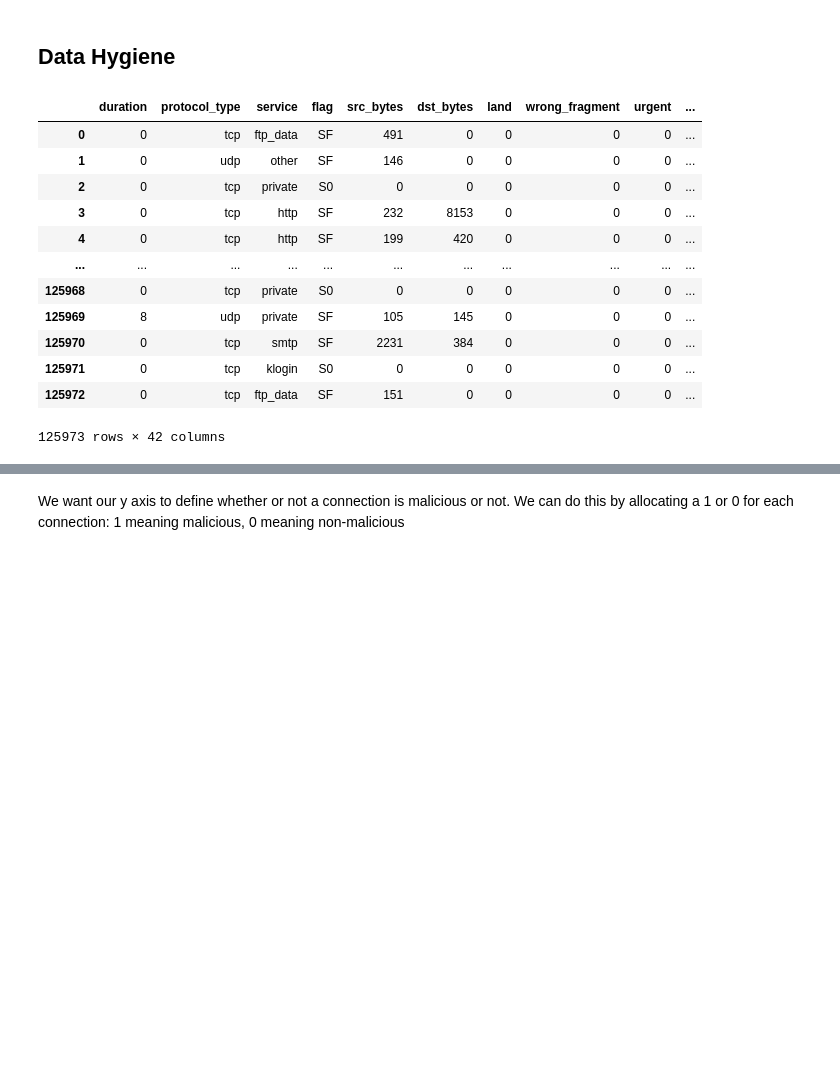
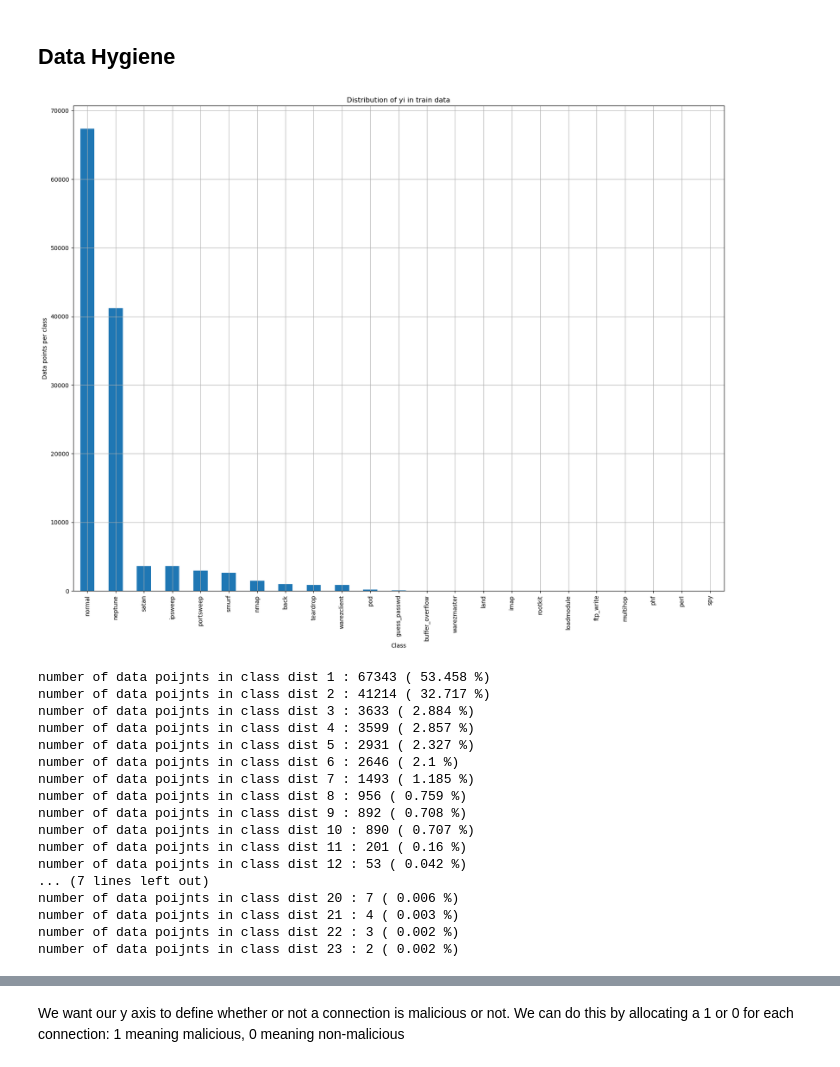
Before and after one commit to jameshills6502/Machine-Learning-Models-for-Intrusion-Detection, a Jupyter notebook: mla2141560.ipynb, the cells around one changed output, grey strips where cells are left out. Saved outputs shown, nothing was run; the diff lists cells and outputs as text; code cells hidden in the pictures; blank space fills up the shorter version.

```diff
--- a/mla2141560.ipynb
+++ b/mla2141560.ipynb
@@ -104,21 +104,37 @@ In order to get a better understanding of what needs to happen, we need to consi
 Lets explore the data we have to find which variables we don't need to keep
 # %% [markdown]
 ## Data Hygiene ##
-# %%
-duplicates = data[data.duplicated()]
-data.drop_duplicates(keep='first', inplace=True)
-data.shape
-# %% [output]
-|  | duration | protocol_type | service | flag | src_bytes | dst_bytes | land | wrong_fragment | urgent | ... |
-| 0 | 0 | tcp | ftp_data | SF | 491 | 0 | 0 | 0 | 0 | ... |
-| 1 | 0 | udp | other | SF | 146 | 0 | 0 | 0 | 0 | ... |
-| 2 | 0 | tcp | private | S0 | 0 | 0 | 0 | 0 | 0 | ... |
-| 3 | 0 | tcp | http | SF | 232 | 8153 | 0 | 0 | 0 | ... |
-| 4 | 0 | tcp | http | SF | 199 | 420 | 0 | 0 | 0 | ... |
-| ... | ... | ... | ... | ... | ... | ... | ... | ... | ... | ... |
-| 125968 | 0 | tcp | private | S0 | 0 | 0 | 0 | 0 | 0 | ... |
-| 125969 | 8 | udp | private | SF | 105 | 145 | 0 | 0 | 0 | ... |
-| 125970 | 0 | tcp | smtp | SF | 2231 | 384 | 0 | 0 | 0 | ... |
-| 125971 | 0 | tcp | klogin | S0 | 0 | 0 | 0 | 0 | 0 | ... |
-| 125972 | 0 | tcp | ftp_data | SF | 151 | 0 | 0 | 0 | 0 | ... |
-125973 rows × 42 columns
+# %%
+from matplotlib import pyplot as plt
+import seaborn as sns
+import numpy as np
+plt.figure(figsize=(20,15))
+class_dist = data['attack'].value_counts()
+class_dist.plot(kind='bar')
+plt.xlabel('Class')
+plt.ylabel('Data points per class')
+plt.title('Distribution of yi in train data')
+plt.grid()
+plt.show()
+sorted_yi = np.argsort(-class_dist.values)
+for i in sorted_yi:
+    print('number of data poijnts in class dist', i+1, ':',class_dist.values[i], '(', np.round((class_dist.values[i]/data.shape[0]*100), 3), '%)')
+# %% [output]
+[figure, added]
+number of data poijnts in class dist 1 : 67343 ( 53.458 %)
+number of data poijnts in class dist 2 : 41214 ( 32.717 %)
+number of data poijnts in class dist 3 : 3633 ( 2.884 %)
+number of data poijnts in class dist 4 : 3599 ( 2.857 %)
+number of data poijnts in class dist 5 : 2931 ( 2.327 %)
+number of data poijnts in class dist 6 : 2646 ( 2.1 %)
+number of data poijnts in class dist 7 : 1493 ( 1.185 %)
+number of data poijnts in class dist 8 : 956 ( 0.759 %)
+number of data poijnts in class dist 9 : 892 ( 0.708 %)
+number of data poijnts in class dist 10 : 890 ( 0.707 %)
+number of data poijnts in class dist 11 : 201 ( 0.16 %)
+number of data poijnts in class dist 12 : 53 ( 0.042 %)
+... (7 lines left out)
+number of data poijnts in class dist 20 : 7 ( 0.006 %)
+number of data poijnts in class dist 21 : 4 ( 0.003 %)
+number of data poijnts in class dist 22 : 3 ( 0.002 %)
+number of data poijnts in class dist 23 : 2 ( 0.002 %)
```
Also changed, not shown: parts of 27 cells of this notebook.
